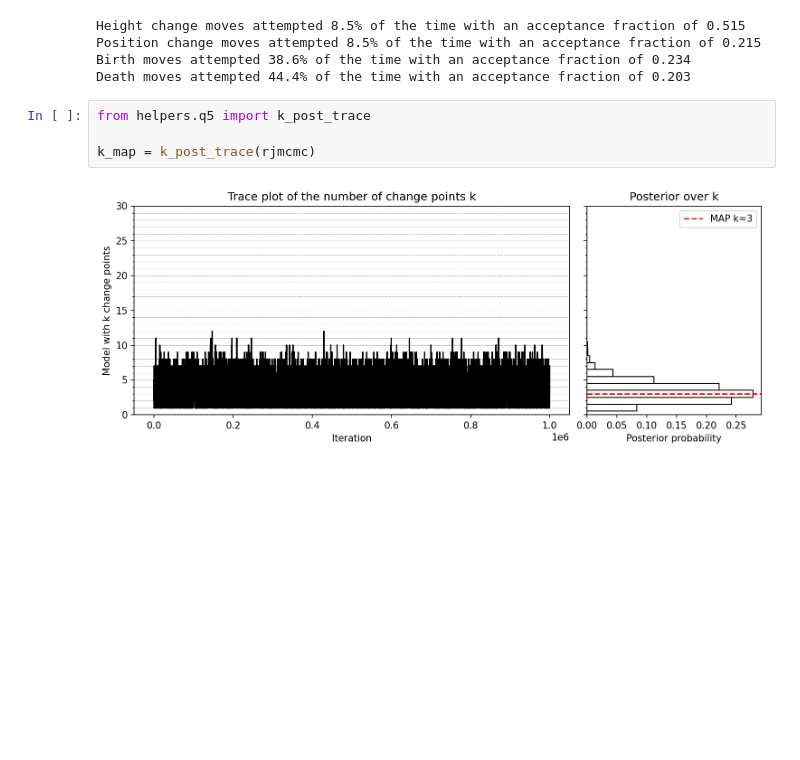
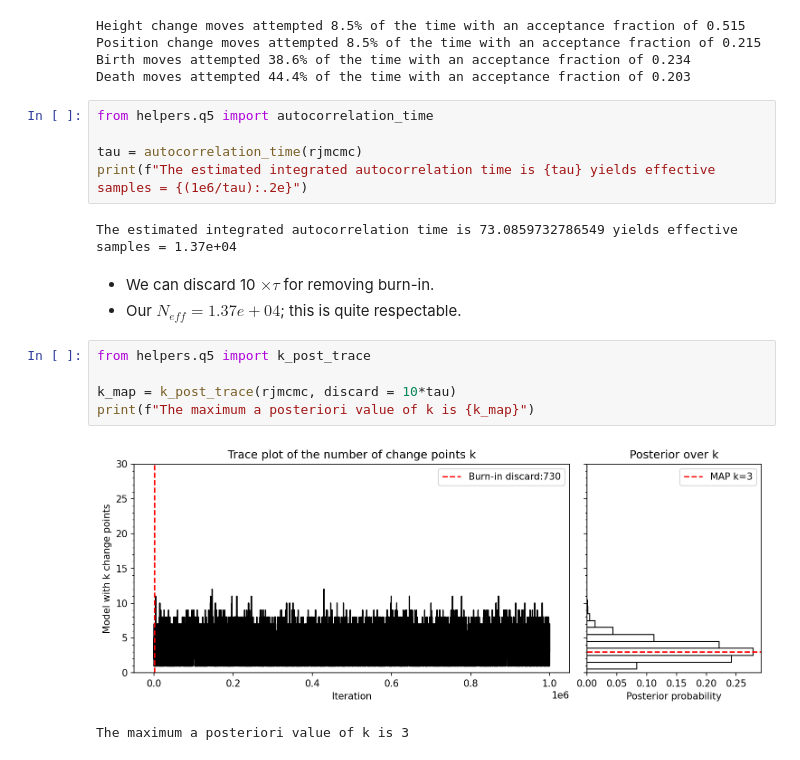
Before and after one commit to JoeyWee1/S2_Coal_Mining_Bayesian_Stats, a Jupyter notebook: S2CW.ipynb, the cells around one changed output. Cells and saved outputs as stored; diff of their text form; blank space fills up the shorter version.

```diff
--- a/S2CW.ipynb
+++ b/S2CW.ipynb
@@ -317,9 +317,21 @@ Height change moves attempted 8.5% of the time with an acceptance fraction of 0.
 Position change moves attempted 8.5% of the time with an acceptance fraction of 0.215
 Birth moves attempted 38.6% of the time with an acceptance fraction of 0.234
 Death moves attempted 44.4% of the time with an acceptance fraction of 0.203
+# %%
+from helpers.q5 import autocorrelation_time
+
+tau = autocorrelation_time(rjmcmc)
+print(f"The estimated integrated autocorrelation time is {tau} yields effective samples = {(1e6/tau):.2e}")
+# %% [output]
+The estimated integrated autocorrelation time is 73.0859732786549 yields effective samples = 1.37e+04
+# %% [markdown]
+- We can discard 10 $\times \tau$ for removing burn-in.
+- Our $N_{eff} = 1.37e+04$; this is quite respectable.
 # %%
 from helpers.q5 import k_post_trace
 
-k_map = k_post_trace(rjmcmc)
+k_map = k_post_trace(rjmcmc, discard = 10*tau)
+print(f"The maximum a posteriori value of k is {k_map}")
 # %% [output]
-[figure, old version]
+[figure, new version]
+The maximum a posteriori value of k is 3
```
Also changed, not shown: parts of 2 cells of this notebook, 1 other file.
